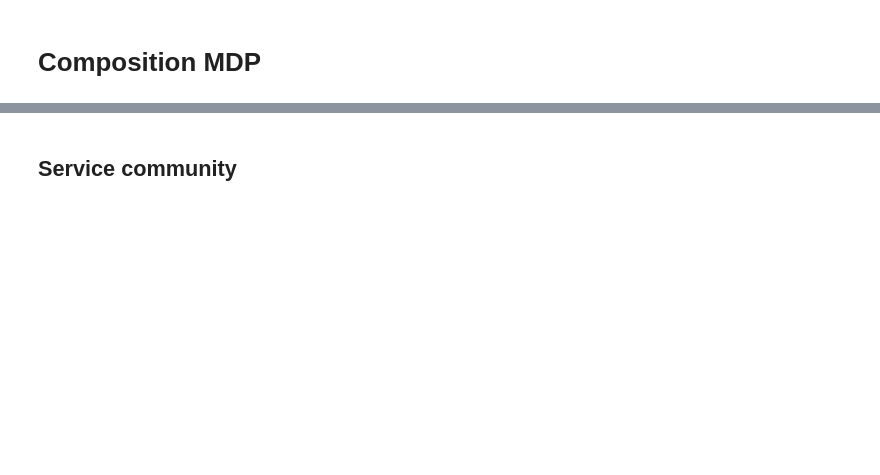
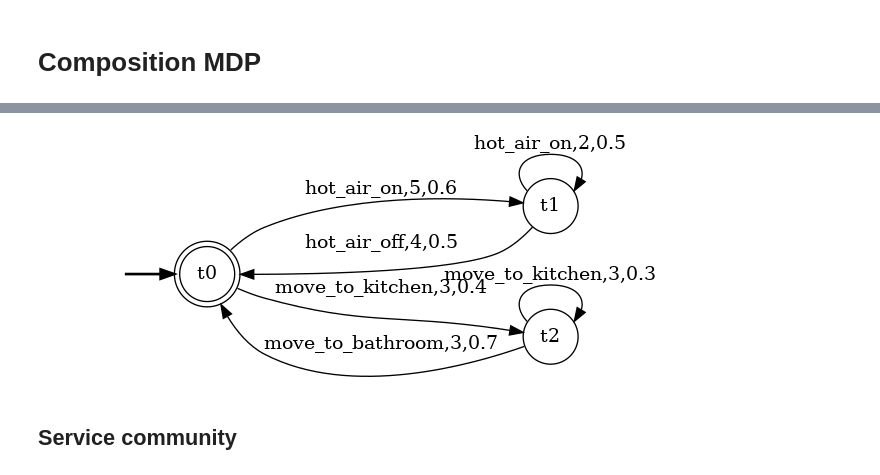
Before and after one commit to luusi/stochastic-service-composition, a Jupyter notebook: examples/notebooks/composition-mdp-smaller.ipynb, the cells around one changed output, grey strips where cells are left out. Drawn from its saved outputs; the diff is of its cells as text; code cells hidden in the pictures; blank space fills up the shorter version.

```diff
--- a/examples/notebooks/composition-mdp-smaller.ipynb
+++ b/examples/notebooks/composition-mdp-smaller.ipynb
@@ -31,5 +31,5 @@ def build_target_service() -> Target:
 
 target_service = build_target_service()
 # %%
-render_target(target_service, style="")
+render_target(target_service)
 # %% [output]
@@ -37,3 +36,4 @@ render_target(target_service, style="")
+[figure, added]
 # %% [markdown]
 ## Service community
 # %%
```
Also changed, not shown: parts of 4 cells of this notebook, 4 other files.
